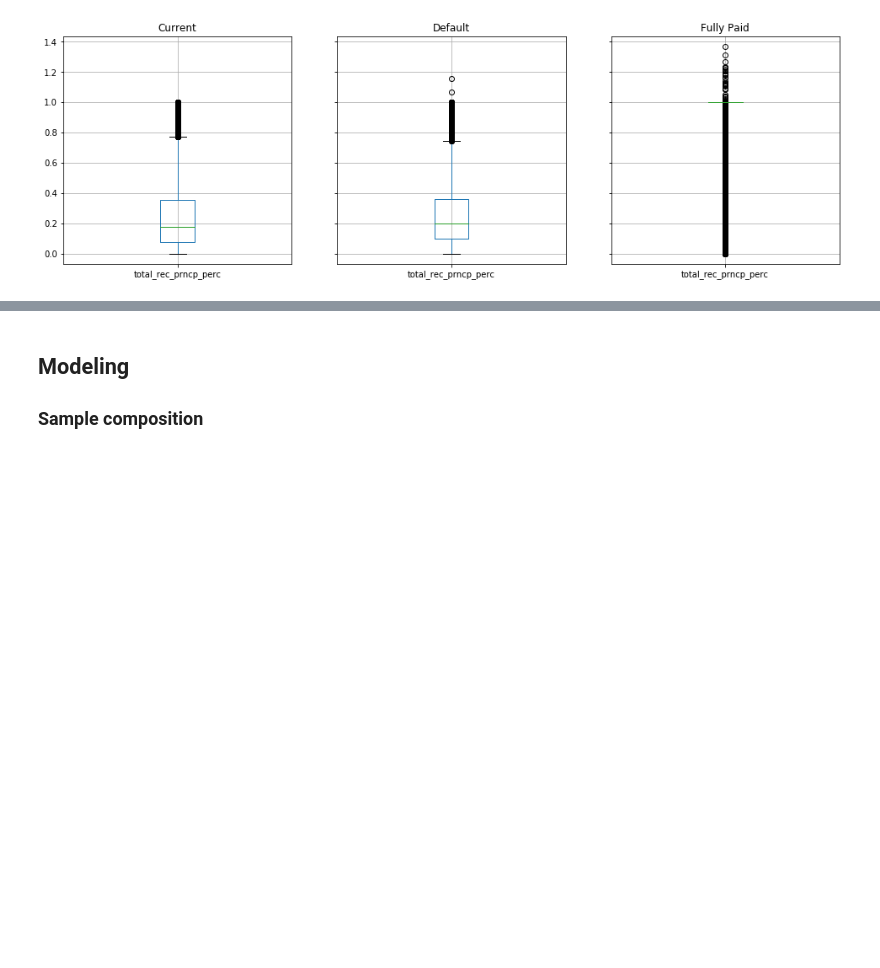
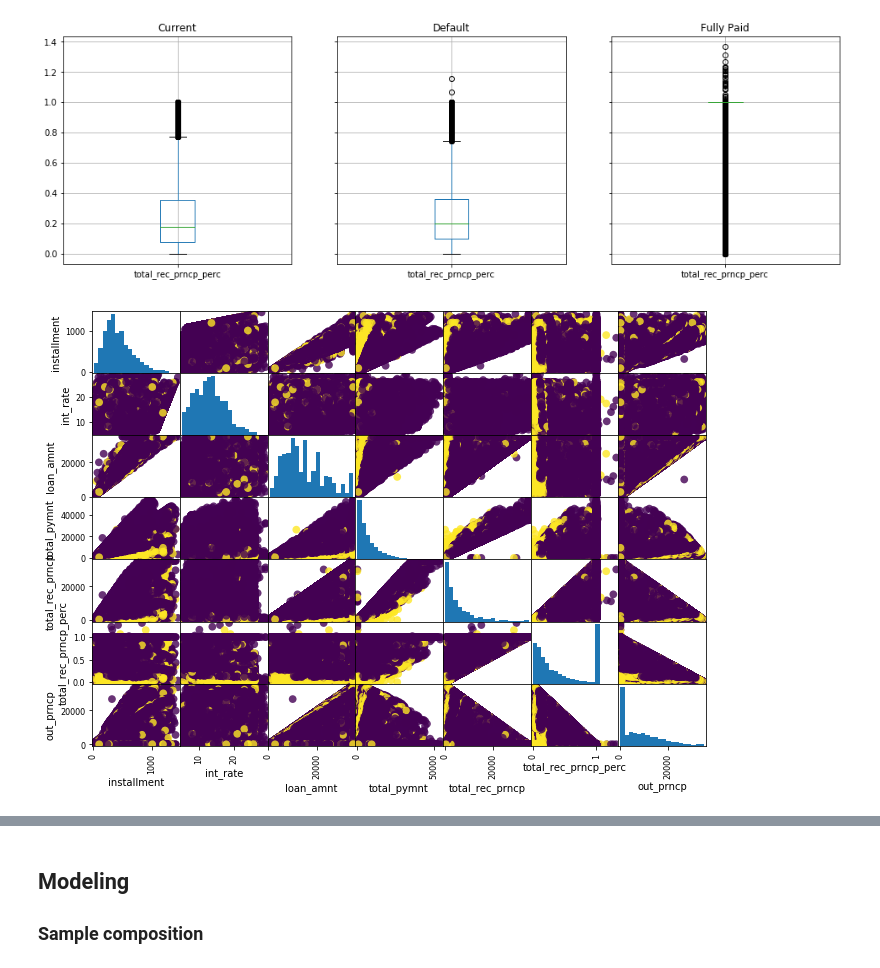
Before and after one commit to jakubglinka/ml-loan, a Jupyter notebook: notebooks/loan_defaults_prediction.ipynb, the cells around one changed output, grey strips where cells are left out. Drawn from its saved outputs; the diff is of its cells as text; code cells hidden in the pictures; blank space fills up the shorter version.

```diff
--- a/notebooks/loan_defaults_prediction.ipynb
+++ b/notebooks/loan_defaults_prediction.ipynb
@@ -246,9 +244,11 @@ loan_status_dict['Issued'] = None
 loan_status_dict['Oct-2015'] = None
 
 sdf_loan_clean = sdf_loan_clean \
-        .withColumn('loan_status', udf_recode_string(loan_status_dict)(col('loan_status')))
+        .withColumn('loan_status', udf_recode_string(loan_status_dict)(col('loan_status'))) \
+        .withColumn('loan_default', (col('loan_status') == 'Default').cast('int')) \
 
 # remove observations with unclear data
 sdf_loan_clean = filter_and_cast('loan_status', 'string', sdf_loan_clean)
+sdf_loan_clean = filter_and_cast('loan_default', 'int', sdf_loan_clean)
 # %% [output]
 Filtering and casting loan_status: removed 8461 (0.953%) cases due to the missing info
@@ -340,0 +343,16 @@ p = tmp.groupby('loan_status').boxplot(figsize=(16, 5), layout=(1, 3))
+# %%
+# create scatter of numerical variables (with a colour according to the class)
+import pandas as pd
+import matplotlib.pyplot as plt
+%matplotlib inline
+
+pdf = sdf_loan_clean \
+    .select('installment', 'int_rate', 'loan_amnt', 'total_pymnt', 'total_rec_prncp', 'total_rec_prncp_perc',
+            'out_prncp', 'loan_default') \
+    .sample(fraction=.1, withReplacement=False, seed=2014) \
+    .toPandas()
+
+p = pd.plotting.scatter_matrix(pdf.iloc[:, 0:-1], figsize=(11, 8), marker='o',
+                        hist_kwds={'bins': 20}, s=60, alpha=.8, c=pdf['loan_default'])
+# %% [output]
+[figure, added]
```
Also changed, not shown: parts of 38 cells of this notebook.
